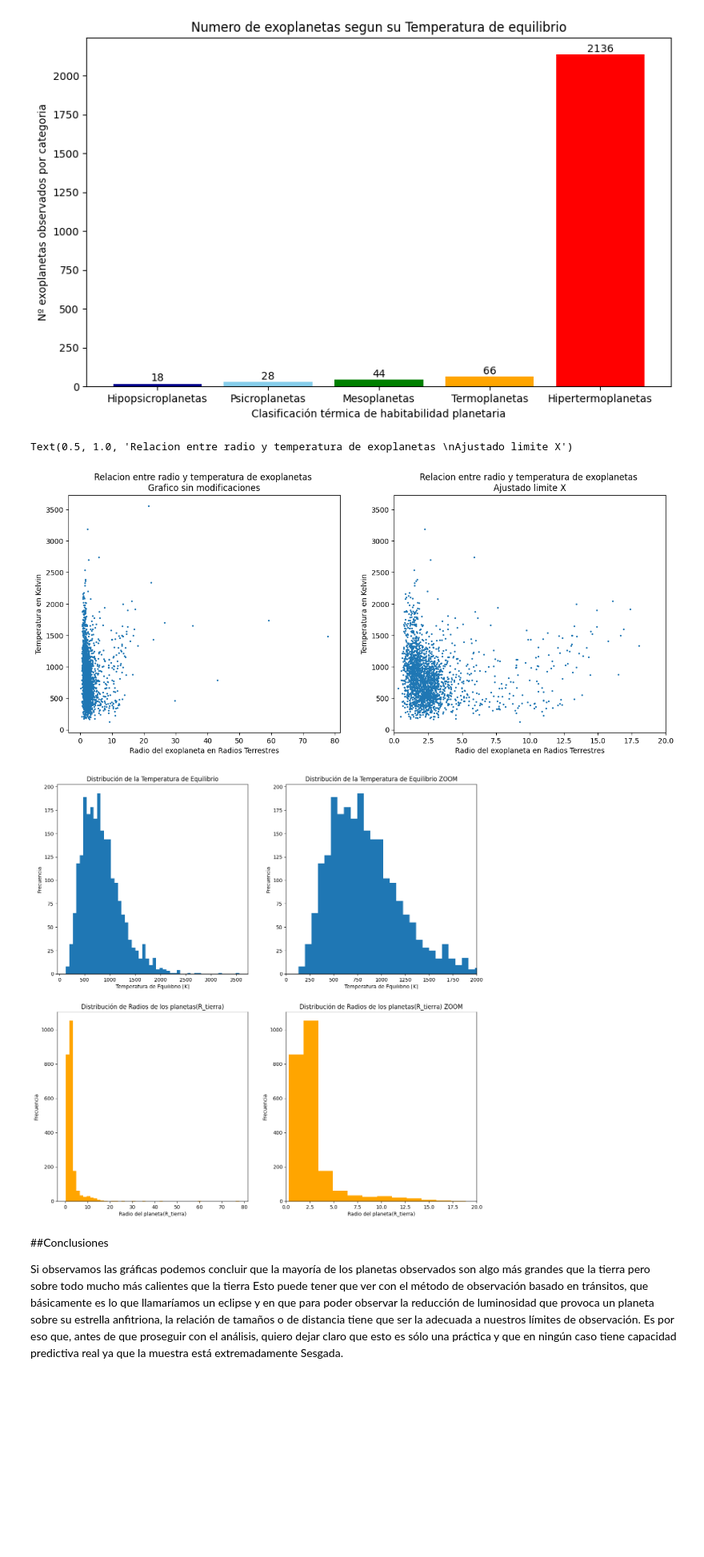
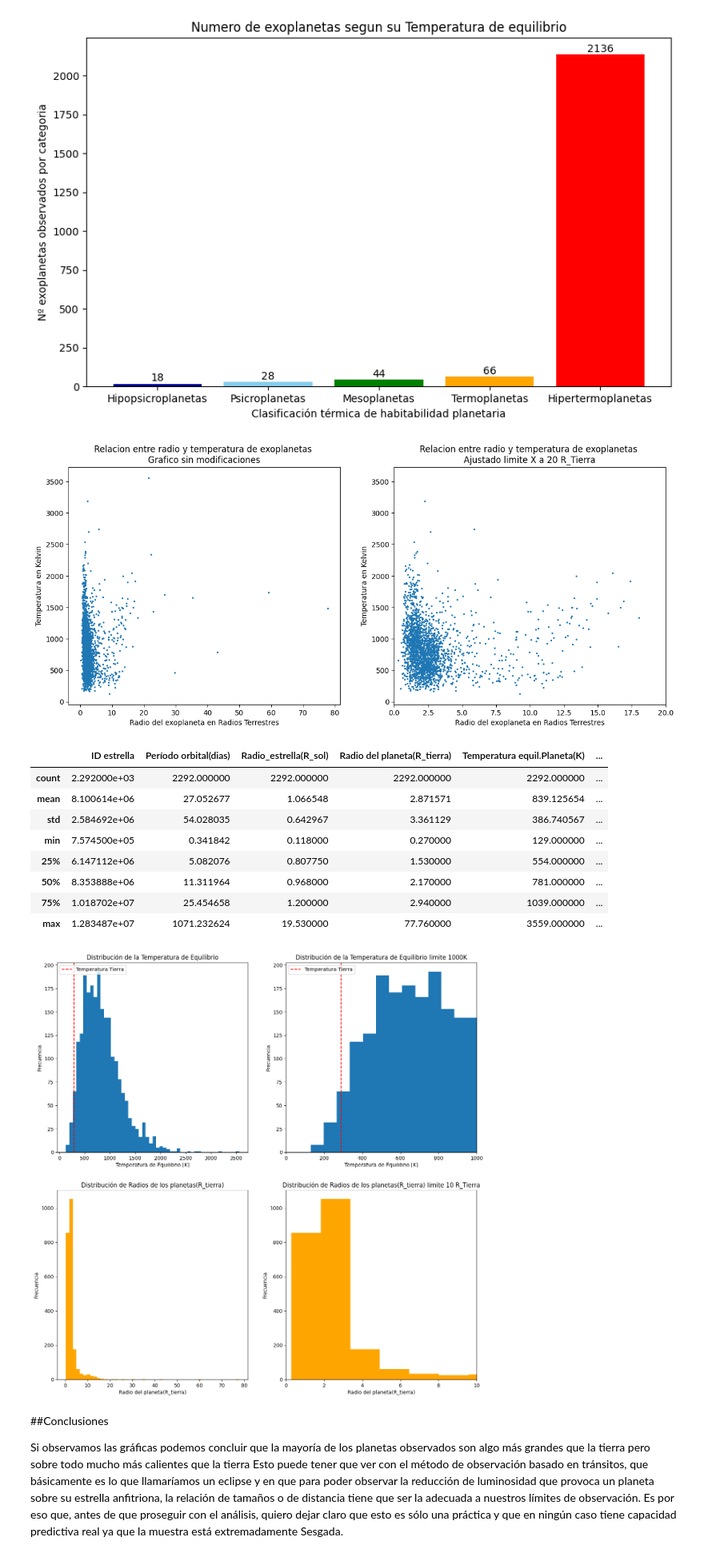
Before and after one commit to Dgasensi/Proyectos_Personales, a Jupyter notebook: analisis_datos_kepler.ipynb, the cells around one changed output. Shown at 80% size. Cells and saved outputs as stored; diff of their text form; code cells hidden in the pictures; blank space fills up the shorter version.

```diff
--- a/analisis_datos_kepler.ipynb
+++ b/analisis_datos_kepler.ipynb
@@ -161,43 +162,56 @@ axs[1].set_xlim(0, 20)
 axs[1].set_xlabel('Radio del exoplaneta en Radios Terrestres')
 axs[1].set_ylabel('Temperatura en Kelvin')
 axs[1].set_title('''Relacion entre radio y temperatura de exoplanetas
-Ajustado limite X''')
+Ajustado limite X a 20 R_Tierra''')
+plt.show()
 # %% [output]
-Text(0.5, 1.0, 'Relacion entre radio y temperatura de exoplanetas \nAjustado limite X')
-[figure, old version]
+[figure, new version]
 # %%
 #################################realizamos el analisis exploratorio de datos###########################################
 
 #resumen estadistico
-df_final.describe()
+display(df_final.describe())
 
-#distribucion de variables clave
+#distribucion de variables clave en histogramas
 fig, axs= plt.subplots(2,2, figsize=(15,15))
 axs[0, 0].hist(df_final['Temperatura equil.Planeta(K)'], bins=50)
 axs[0,0].set_title('Distribución de la Temperatura de Equilibrio')
 axs[0,0].set_xlabel('Temperatura de Equilibrio [K]')
 axs[0, 0].set_ylabel('Frecuencia')
+axs[0, 0].axvline(x=288, color='r', linestyle='--', label='Temperatura Tierra')
+axs[0, 0].legend(loc='upper left')
 
 #zOOM
 axs[0, 1].hist(df_final['Temperatura equil.Planeta(K)'], bins=50)
-axs[0,1].set_title('Distribución de la Temperatura de Equilibrio ZOOM')
+axs[0,1].set_title('Distribución de la Temperatura de Equilibrio limite 1000K')
 axs[0,1].set_xlabel('Temperatura de Equilibrio [K]')
 axs[0, 1].set_ylabel('Frecuencia')
-axs[0, 1].set_xlim(0, 2000)
+axs[0, 1].axvline(x=288, color='r', linestyle='--', label='Temperatura Tierra')
+axs[0, 1].legend(loc='upper left')
+axs[0, 1].set_xlim(0, 1000)
 
 axs[1,0].hist(df_final['Radio del planeta(R_tierra)'], color='orange', bins=50)
 axs[1,0].set_title('Distribución de Radios de los planetas(R_tierra)')
 axs[1,0].set_xlabel('Radio del planeta(R_tierra)')
 axs[1,0].set_ylabel('Frecuencia')
 #Zoom
 axs[1,1].hist(df_final['Radio del planeta(R_tierra)'], color='orange', bins=50)
-axs[1,1].set_title('Distribución de Radios de los planetas(R_tierra) ZOOM')
+axs[1,1].set_title('Distribución de Radios de los planetas(R_tierra) limite 10 R_Tierra')
 axs[1,1].set_xlabel('Radio del planeta(R_tierra)')
 axs[1, 1].set_ylabel('Frecuencia')
-axs[1, 1].set_xlim(0, 20)
+axs[1, 1].set_xlim(0, 10)
 plt.show()
 # %% [output]
+|  | ID estrella | Período orbital(dias) | Radio_estrella(R_sol) | Radio del planeta(R_tierra) | Temperatura equil.Planeta(K) | ... |
+| count | 2.292000e+03 | 2292.000000 | 2292.000000 | 2292.000000 | 2292.000000 | ... |
+| mean | 8.100614e+06 | 27.052677 | 1.066548 | 2.871571 | 839.125654 | ... |
+| std | 2.584692e+06 | 54.028035 | 0.642967 | 3.361129 | 386.740567 | ... |
+| min | 7.574500e+05 | 0.341842 | 0.118000 | 0.270000 | 129.000000 | ... |
+| 25% | 6.147112e+06 | 5.082076 | 0.807750 | 1.530000 | 554.000000 | ... |
+| 50% | 8.353888e+06 | 11.311964 | 0.968000 | 2.170000 | 781.000000 | ... |
+| 75% | 1.018702e+07 | 25.454658 | 1.200000 | 2.940000 | 1039.000000 | ... |
+| max | 1.283487e+07 | 1071.232624 | 19.530000 | 77.760000 | 3559.000000 | ... |
-[figure, old version]
+[figure, new version]
 # %% [markdown]
 ##Conclusiones
 
```
Also changed, not shown: parts of 2 cells of this notebook.
